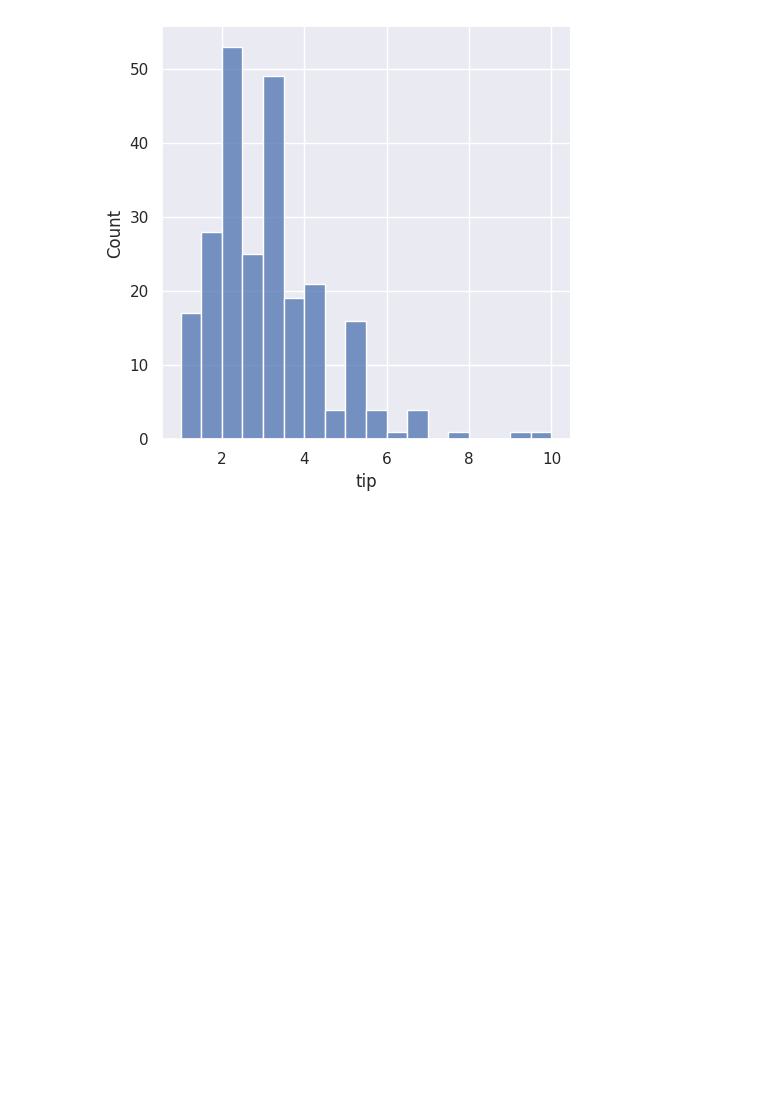
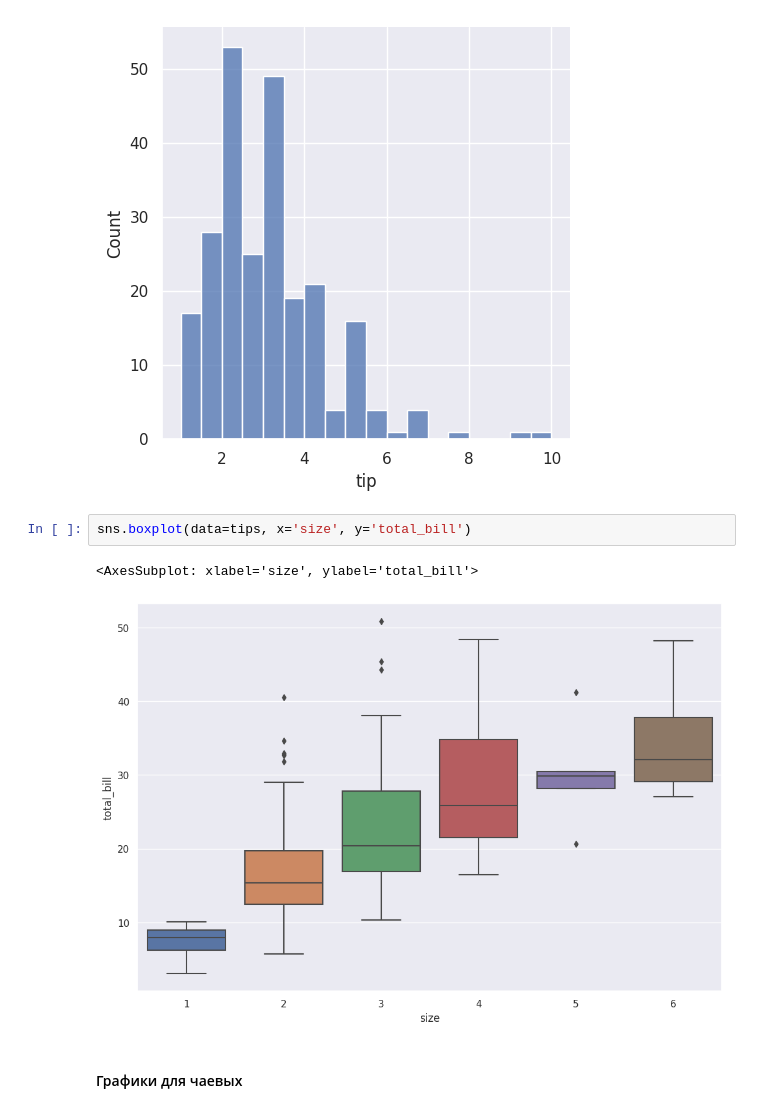
Before and after one commit to cucumberian/mathshub, a Jupyter notebook: lesson-17_seminar/lesson-17-mt.ipynb, the cells around one changed output. Drawn from its saved outputs; the diff is of its cells as text; blank space fills up the shorter version.

```diff
--- a/lesson-17_seminar/lesson-17-mt.ipynb
+++ b/lesson-17_seminar/lesson-17-mt.ipynb
@@ -214,3 +214,10 @@ sns.displot(data=tips, x='size', discrete=True);
 sns.displot(data=tips, x='tip',);
 # %% [output]
 [figure]
+# %%
+sns.boxplot(data=tips, x='size', y='total_bill')
+# %% [output]
+<AxesSubplot: xlabel='size', ylabel='total_bill'>
+[figure, added]
+# %% [markdown]
+#### Графики для чаевых
```
Also changed, not shown: parts of 11 cells of this notebook.
